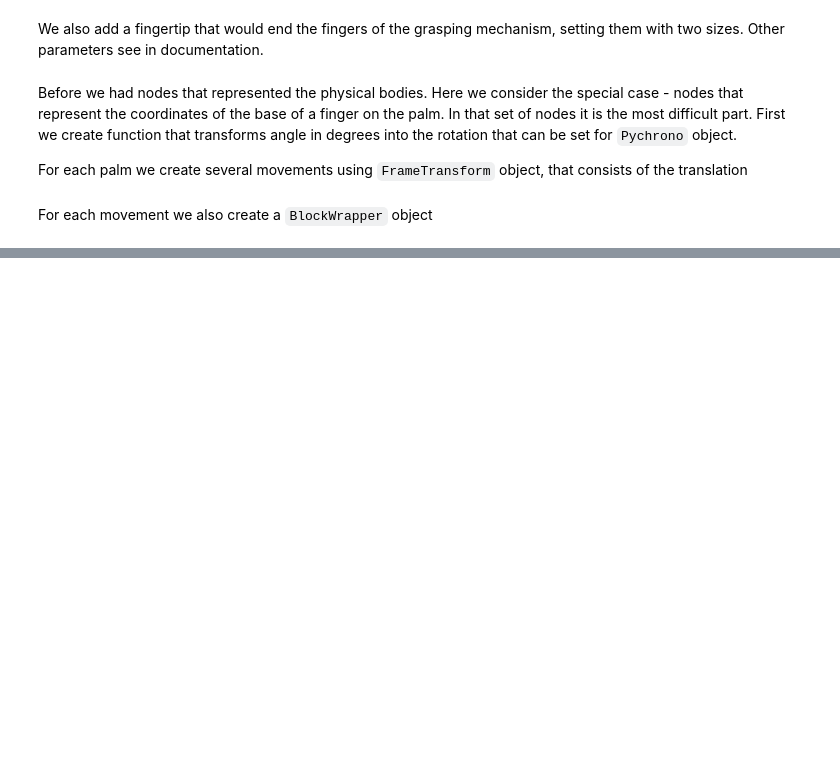
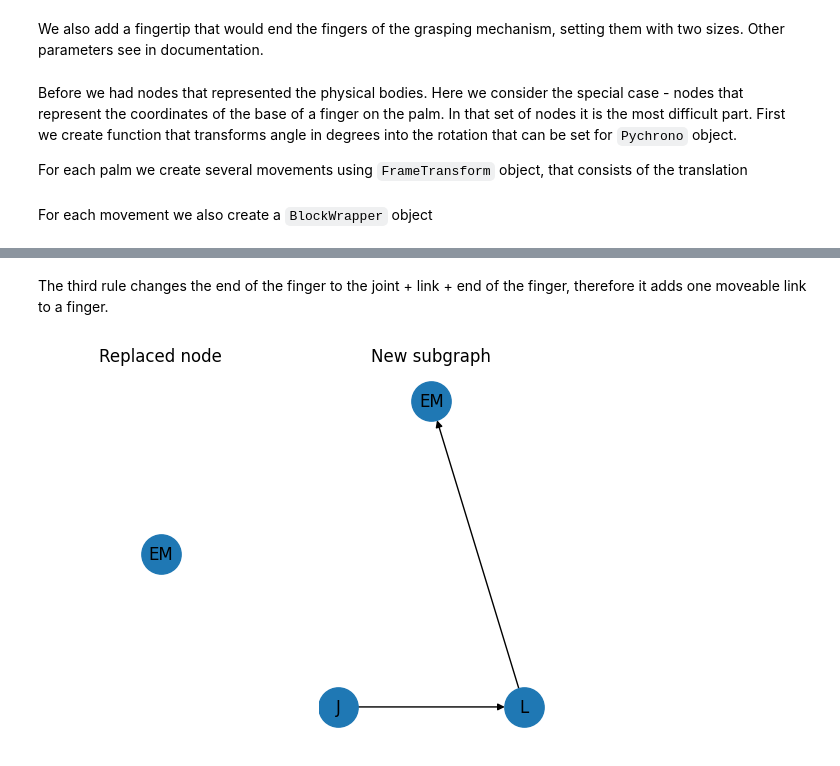
Before and after one commit to aimclub/rostok, a Jupyter notebook: app/tutorial_rules.ipynb, the cells around one changed output, grey strips where cells are left out. Cells and saved outputs as stored; diff of their text form; code cells hidden in the pictures; blank space fills up the shorter version.

```diff
--- a/app/tutorial_rules.ipynb
+++ b/app/tutorial_rules.ipynb
@@ -83,0 +123,7 @@ NameError: name 'transform_mx_plus' is not defined
+# %% [markdown]
+The third rule changes the end of the finger to the joint + link + end of the finger, therefore it adds one moveable link to a finger.
+# %%
+rule_vocab.create_rule("FingerUpper", ["EM"], ["J", "L", "EM"], 0, 2, [(0, 1), (1, 2)])
+rule_vocab.rule_vis('FingerUpper')
+# %% [output]
+[figure, added]
```
Also changed, not shown: parts of 17 cells of this notebook, 3 other files.
